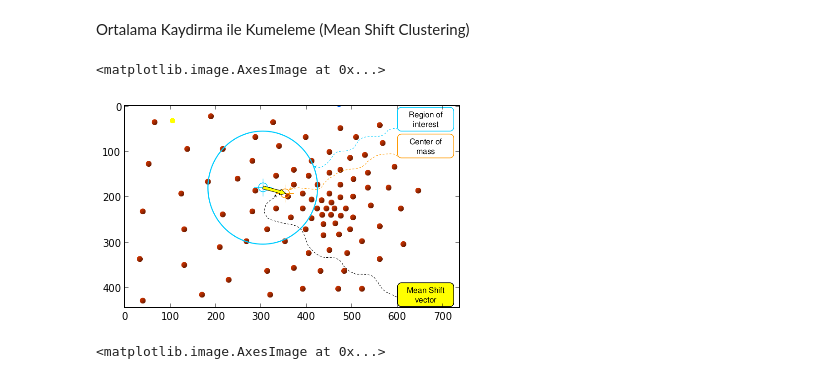
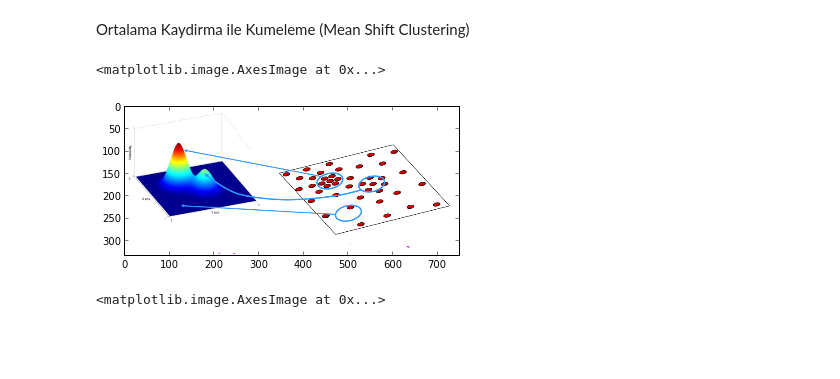
Before and after one commit to theparma/classnotes, a Jupyter notebook: app-math-tr/meanshift/meanshift.ipynb, the cells around one changed output. Cells and saved outputs as stored; diff of their text form; code cells hidden in the pictures; blank space fills up the shorter version.

```diff
--- a/app-math-tr/meanshift/meanshift.ipynb
+++ b/app-math-tr/meanshift/meanshift.ipynb
@@ -1,10 +1,10 @@
 # %% [markdown]
 Ortalama Kaydirma ile Kumeleme (Mean Shift Clustering)
 # %%
-im=imread("mean_1.png"); imshow(im)
+im=imread("dist.png"); imshow(im)
 # %% [output]
 <matplotlib.image.AxesImage at 0x...>
-[figure, old version]
+[figure, new version]
 # %%
 im=imread("mean_2.png"); imshow(im)
 # %% [output]
```
Also changed, not shown: 4 other files.
